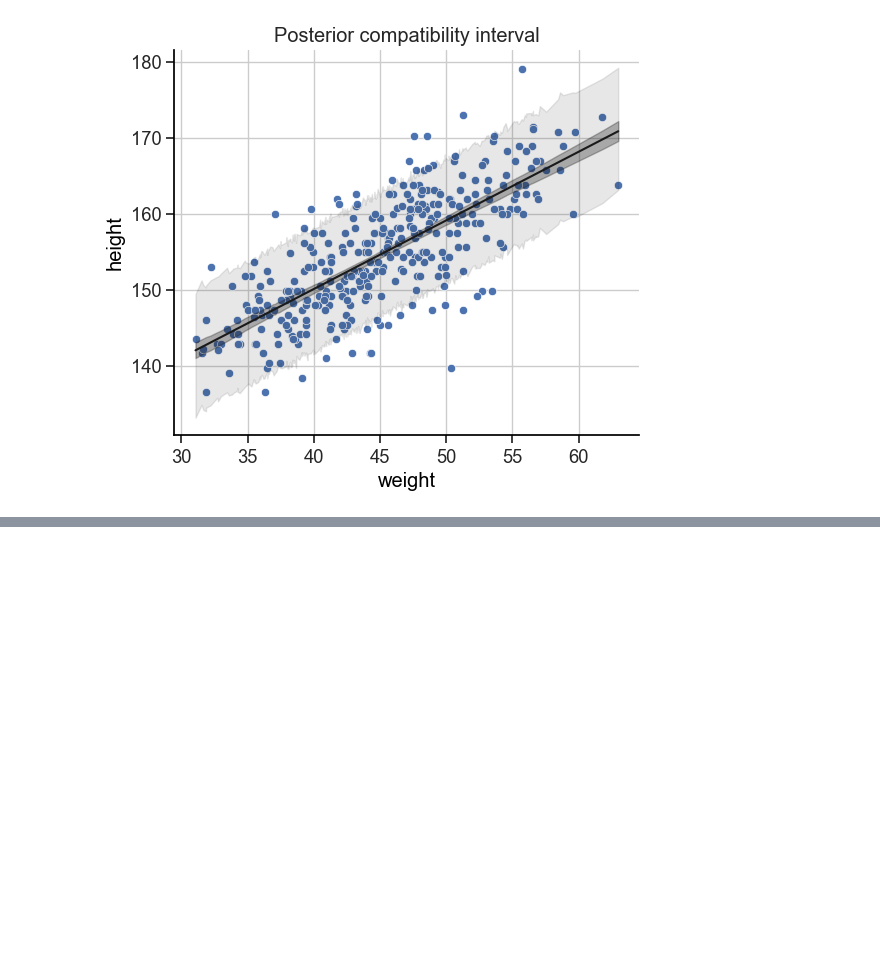
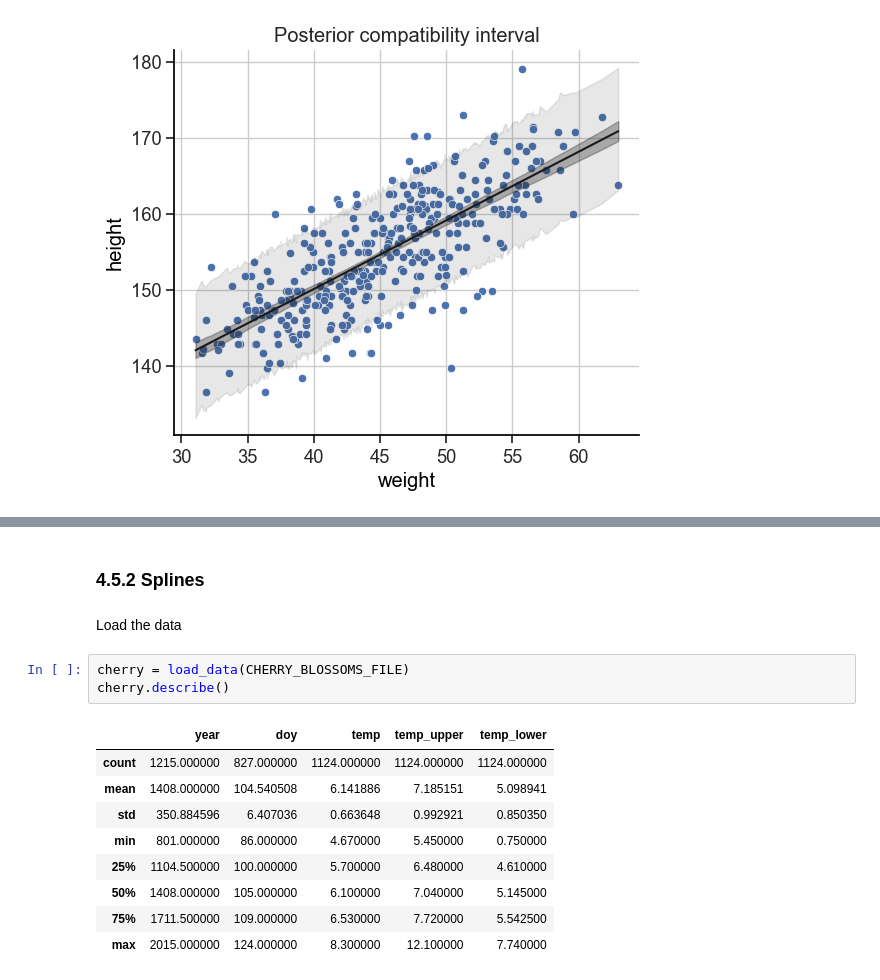
Before and after one commit to chris-leonard/statistical-rethinking, a Jupyter notebook: notes/chapter_4.ipynb, the cells around one changed output, grey strips where cells are left out. Cells and saved outputs as stored; diff of their text form; blank space fills up the shorter version.

```diff
--- a/notes/chapter_4.ipynb
+++ b/notes/chapter_4.ipynb
@@ -767,0 +964,17 @@ ax.set(title="Posterior compatibility interval");
+# %% [markdown]
+### 4.5.2 Splines
+# %% [markdown]
+Load the data
+# %%
+cherry = load_data(CHERRY_BLOSSOMS_FILE)
+cherry.describe()
+# %% [output]
+|  | year | doy | temp | temp_upper | temp_lower |
+| count | 1215.000000 | 827.000000 | 1124.000000 | 1124.000000 | 1124.000000 |
+| mean | 1408.000000 | 104.540508 | 6.141886 | 7.185151 | 5.098941 |
+| std | 350.884596 | 6.407036 | 0.663648 | 0.992921 | 0.850350 |
+| min | 801.000000 | 86.000000 | 4.670000 | 5.450000 | 0.750000 |
+| 25% | 1104.500000 | 100.000000 | 5.700000 | 6.480000 | 4.610000 |
+| 50% | 1408.000000 | 105.000000 | 6.100000 | 7.040000 | 5.145000 |
+| 75% | 1711.500000 | 109.000000 | 6.530000 | 7.720000 | 5.542500 |
+| max | 2015.000000 | 124.000000 | 8.300000 | 12.100000 | 7.740000 |
```
Also changed, not shown: parts of 23 cells of this notebook, 1 other file.
